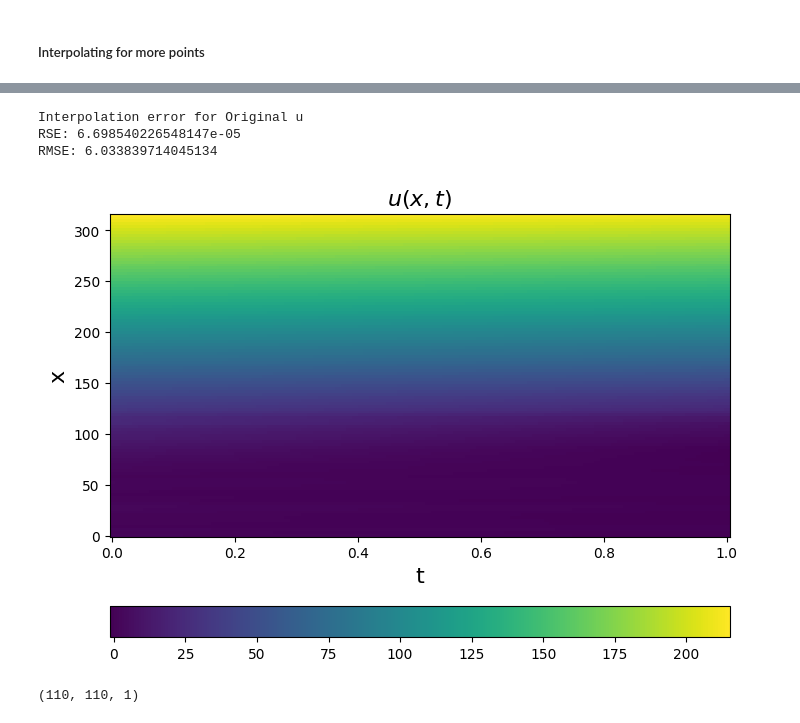
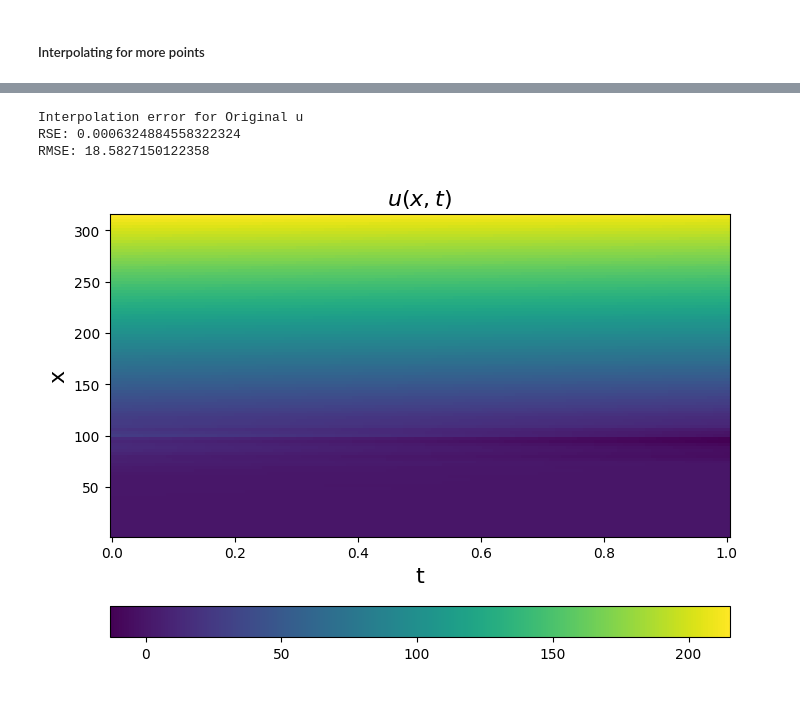
Before and after one commit to brunoCCOS/bs-find-with-sindy, a Jupyter notebook: src/SINDy_precificacao_derivativos_sinteticos.ipynb, the cells around one changed output, grey strips where cells are left out. Drawn from its saved outputs; the diff is of its cells as text; code cells hidden in the pictures.

```diff
--- a/src/SINDy_precificacao_derivativos_sinteticos.ipynb
+++ b/src/SINDy_precificacao_derivativos_sinteticos.ipynb
@@ -361,7 +361,6 @@ interpol_dict = {
     'Smoothed Spline': smooth_spline_interpolation, # Good for noisy data
     'Linear': linear_interpolation,#Assumes regular grid
     'Bilinear':bilinear_interpolation, #Best for unstructured grid
-    'Thin plate': thin_plate_splines_interpolation, #Best for case
     'Bicubic': bicubic_interpolation,#Best for unstructured grid
     'Rbf': rbf_interpolation,
     'Kriging': kriging_interpolation #Good with very few points
@@ -375,33 +368,48 @@ plt.plot(t, subsampled_u)
+# %%
+
+def rbf_interpolation(u, x, y, a, b,kernel='cubic'):
+    xi = np.linspace(min(x), max(x), a)
+    yi = np.linspace(min(y), max(y), b)
+    xi, yi = np.meshgrid(xi,yi)
+    # Create an RBFInterpolator with the cubic kernel (phi(r) = r^3)
+    rbf = interpolate.RBFInterpolator(list(zip(x, y)), u, kernel=kernel)
+
+    # Interpolate the option prices using RBF
+    xy_points = np.column_stack((xi.ravel(), yi.ravel()))  # Flatten the grid points
+    zi = rbf(xy_points).reshape(xi.shape)  # Reshape the result to match xi shape
+
+    return zi,xi,yi
 # %%
 #Looking for the quality of interpolation
-interpolation_method = 'Thin plate'
-
+interpolation_method = 'Rbf'
 
 n_time_points = 110
 n_space_points =  110
 
-interpol_u = interpol_dict[interpolation_method](subsampled_u,subsampled_t,subsampled_x,n_time_points,n_space_points)
+interpol_u,ti,xi = rbf_interpolation(subsampled_u,subsampled_t,subsampled_x,n_time_points,n_space_points)
 
-
-x = np.linspace(0., K_*3, n_space_points)
-t = np.linspace(0, T_, n_time_points)
+xi = xi[:,0]
+ti = ti[0,:]
+Xi, Ti = np.meshgrid(xi, ti)
+XTi = np.asarray([Xi, Ti]).T
 
 # Plot u and u_dot
 plt.figure(figsize=(8, 6))
-plt.pcolormesh(t, x, interpol_u)
+plt.pcolormesh(ti, xi, interpol_u)
+# plt.plot(xi,ti)
 plt.xlabel("t", fontsize=16)
 plt.ylabel("x", fontsize=16)
 plt.title(r"$u(x, t)$", fontsize=16)
 plt.colorbar(orientation="horizontal")
 
 #Error rate, interpoalte only in known points
-interpol_u_test = interpol_dict[interpolation_method](subsampled_u,subsampled_t,subsampled_x,timesteps,spacesteps)
+interpol_u_test,_,_ = interpol_dict[interpolation_method](subsampled_u,subsampled_t,subsampled_x,n_time_points,n_space_points)
 rse, rmse = calc_error(interpol_u_test,u)
 # %% [output]
 Interpolation error for Original u
-RSE: 6.698540226548147e-05
-RMSE: 6.033839714045134
+RSE: 0.0006324884558322324
+RMSE: 18.5827150122358
-[figure, old version]
+[figure, new version]
 # %%
 
 def iter_psdn(u,
@@ -482,7 +490,3 @@ def iter_psdn(u,
     return u_proj, la.cond(Phi)
 # %%
 A = get_discrete_integral_matrix(t)
-# %%
-u.shape
-# %% [output]
-(110, 110, 1)
```
Also changed, not shown: parts of 14 cells of this notebook, 1 other file.
